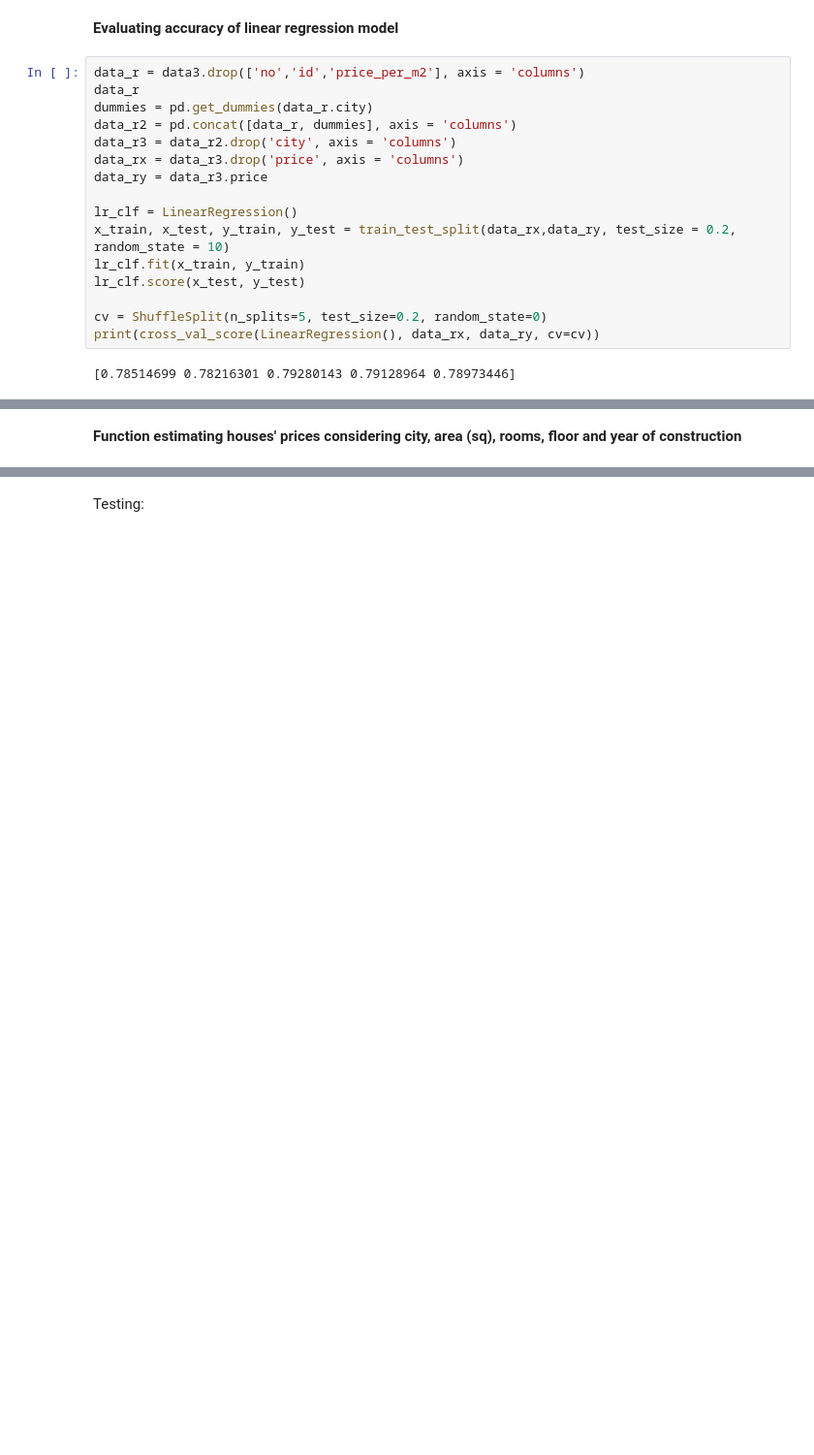
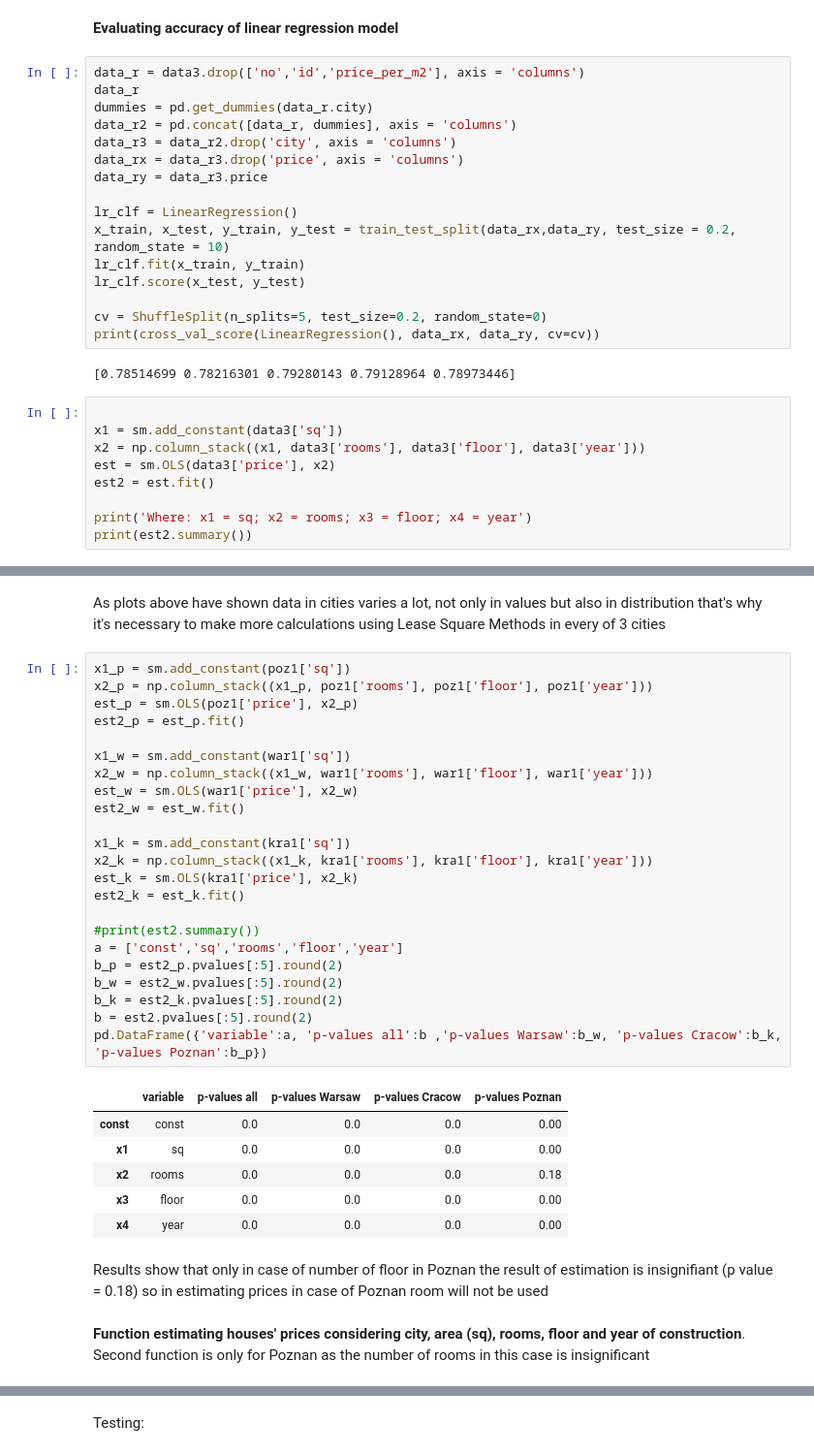
Before and after one commit to jakubjanosz/house-price-estimation, a Jupyter notebook: estimation.ipynb, the cells around one changed output, grey strips where cells are left out. Shown: that part at 97% size. Saved outputs shown, nothing was run; the diff lists cells and outputs as text; blank space fills up the shorter version.

```diff
--- a/estimation.ipynb
+++ b/estimation.ipynb
@@ -326,3 +328,12 @@ cv = ShuffleSplit(n_splits=5, test_size=0.2, random_state=0)
 print(cross_val_score(LinearRegression(), data_rx, data_ry, cv=cv))
 # %% [output]
 [0.78514699 0.78216301 0.79280143 0.79128964 0.78973446]
+# %%
+
+x1 = sm.add_constant(data3['sq'])
+x2 = np.column_stack((x1, data3['rooms'], data3['floor'], data3['year']))
+est = sm.OLS(data3['price'], x2)
+est2 = est.fit()
+
+print('Where: x1 = sq; x2 = rooms; x3 = floor; x4 = year')
+print(est2.summary())
@@ -329,5 +360,39 @@ print(cross_val_score(LinearRegression(), data_rx, data_ry, cv=cv))
+# %% [markdown]
+As plots above have shown data in cities varies a lot, not only in values but also in distribution that's why it's necessary to make more calculations using Lease Square Methods in every of 3 cities
+# %%
+x1_p = sm.add_constant(poz1['sq'])
+x2_p = np.column_stack((x1_p, poz1['rooms'], poz1['floor'], poz1['year']))
+est_p = sm.OLS(poz1['price'], x2_p)
+est2_p = est_p.fit()
+
+x1_w = sm.add_constant(war1['sq'])
+x2_w = np.column_stack((x1_w, war1['rooms'], war1['floor'], war1['year']))
+est_w = sm.OLS(war1['price'], x2_w)
+est2_w = est_w.fit()
+
+x1_k = sm.add_constant(kra1['sq'])
+x2_k = np.column_stack((x1_k, kra1['rooms'], kra1['floor'], kra1['year']))
+est_k = sm.OLS(kra1['price'], x2_k)
+est2_k = est_k.fit()
+
+#print(est2.summary())
+a = ['const','sq','rooms','floor','year']
+b_p = est2_p.pvalues[:5].round(2)
+b_w = est2_w.pvalues[:5].round(2)
+b_k = est2_k.pvalues[:5].round(2)
+b = est2.pvalues[:5].round(2)
+pd.DataFrame({'variable':a, 'p-values all':b ,'p-values Warsaw':b_w, 'p-values Cracow':b_k, 'p-values Poznan':b_p})
+# %% [output]
+|  | variable | p-values all | p-values Warsaw | p-values Cracow | p-values Poznan |
+| const | const | 0.0 | 0.0 | 0.0 | 0.00 |
+| x1 | sq | 0.0 | 0.0 | 0.0 | 0.00 |
+| x2 | rooms | 0.0 | 0.0 | 0.0 | 0.18 |
+| x3 | floor | 0.0 | 0.0 | 0.0 | 0.00 |
+| x4 | year | 0.0 | 0.0 | 0.0 | 0.00 |
+# %% [markdown]
+Results show that only in case of number of floor in Poznan the result of estimation is insignifiant (p value = 0.18) so in estimating prices in case of Poznan room will not be used
 # %% [markdown]
-**Function estimating houses' prices considering city, area (sq), rooms, floor and year of construction**
+**Function estimating houses' prices considering city, area (sq), rooms, floor and year of construction**. Second function is only for Poznan as the number of rooms in this case is insignificant
 # %%
 def price_prediction(city, sq, rooms, floor, year):
     loc_index = np.where(data_rx.columns==city)[0][0]
```
Also changed, not shown: parts of 10 cells of this notebook.
